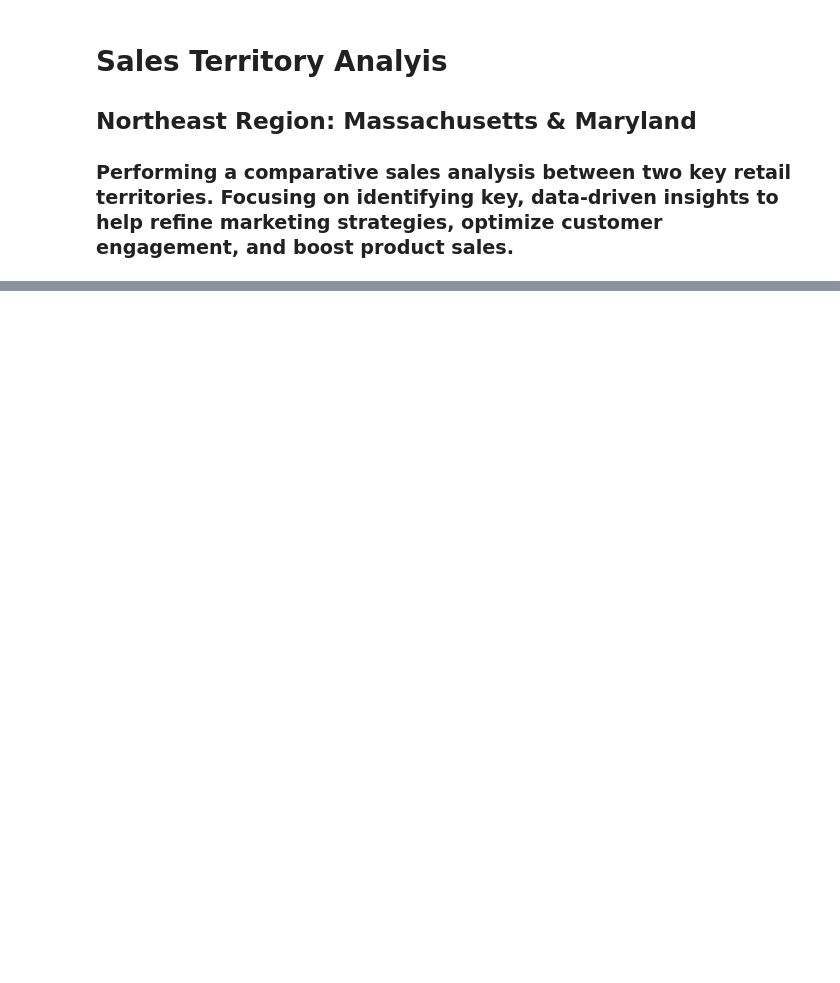
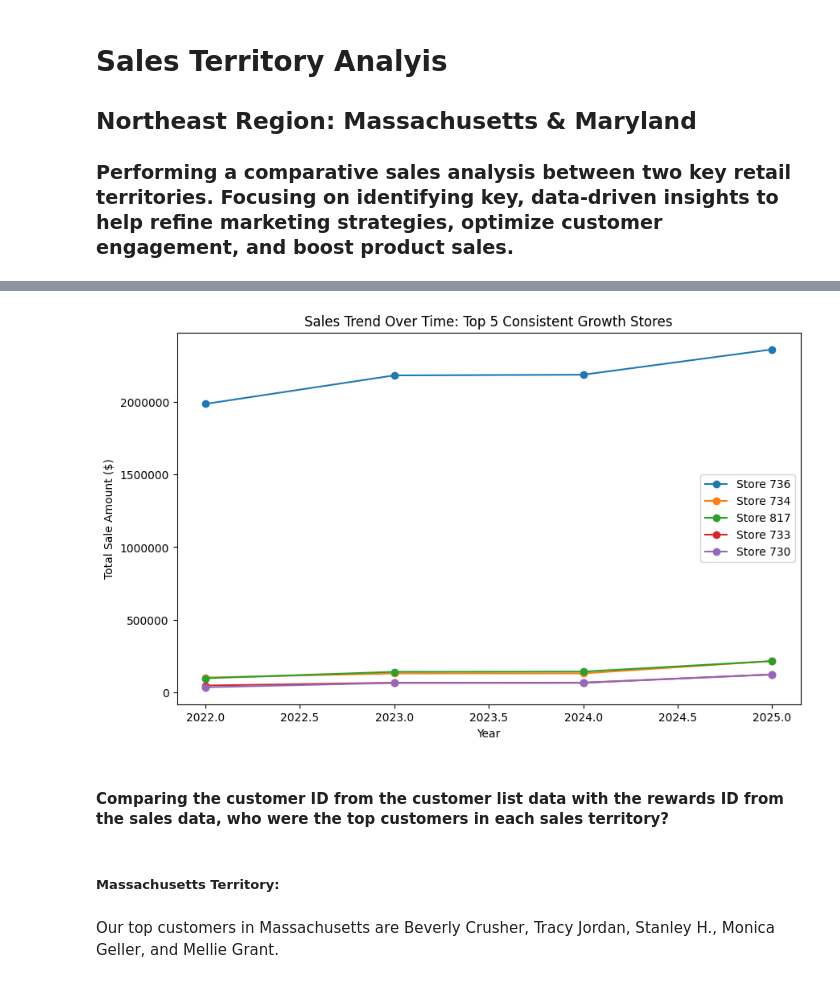
Before and after one commit to LAEV415/Capstone_2, a Jupyter notebook: EspinosaVillicana_sales_analysis.ipynb, the cells around one changed output, grey strips where cells are left out. Drawn from its saved outputs; the diff is of its cells as text; code cells hidden in the pictures; blank space fills up the shorter version.

```diff
--- a/EspinosaVillicana_sales_analysis.ipynb
+++ b/EspinosaVillicana_sales_analysis.ipynb
@@ -98,0 +366,21 @@ memory usage: 12.8 MB
+# %%
+# Originally had msd_alltime include years and when doing so, StoreID 736 was the top contributor with every year being more than the previous (consistent growth)
+# Gave me the idea to loop through the table and pull the store ids of stores that appeared 4 times back to back HOWEVER the ordering was an issue
+#   i.e there could be a store that shows up 4 times back to back but the ordering of the year could be 2023, 2025, 2022, 2024 which would not be consistent growth
+#   but simply near consistent value like a cosine slope
+# This lead to me learning about the pivot table and the ability to have years as columns and stores as rows and filter to only have stores that grew or maintained
+# over the years
+
+# Pivot Table
+store_pivot = pd.pivot_table(merged_store_data, values='Sale Amount', index='Store ID', columns=merged_store_data['Transaction Date'].dt.year, aggfunc='sum').reset_index()
+store_pivot.columns.name = None
+store_pivot.set_index('Store ID', inplace=True)
+
+consistent_growth_stores = store_pivot[
+    (store_pivot[2025] >= store_pivot[2024]) &
+    (store_pivot[2024] >= store_pivot[2023]) &
+    (store_pivot[2023] >= store_pivot[2022])
+]
+# learned that every store has either grown or remained the same with every transition into the following year. no store has declined in sales.
+consistent_growth_stores = consistent_growth_stores.sort_values([2025], ascending=False)
+consistent_growth_stores.head()
@@ -98,0 +395,29 @@ memory usage: 12.8 MB
+# %%
+# Graphing top 5 2025 stores over the years
+top_stores = consistent_growth_stores.head()
+
+# x values
+years = top_stores.columns
+
+# Creating plot
+plt.figure(figsize=(10, 6))
+for store in top_stores.index:
+    plt.plot(years, top_stores.loc[store], marker='o', label=f'Store {store}')
+
+plt.title('Sales Trend Over Time: Top 5 Consistent Growth Stores')
+plt.xlabel('Year')
+plt.ylabel('Total Sale Amount ($)')
+plt.legend()
+
+# Correcting formatting for readability
+plt.ticklabel_format(style='plain', axis='y')
+
+plt.show()
+# %% [output]
+[figure, added]
+# %% [markdown]
+#### Comparing the customer ID from the customer list data with the rewards ID from the sales data, who were the top customers in each sales territory?
+# %% [markdown]
+##### Massachusetts Territory:
+# %% [markdown]
+Our top customers in Massachusetts are Beverly Crusher, Tracy Jordan, Stanley H., Monica Geller, and Mellie Grant.
```
Also changed, not shown: parts of 50 cells of this notebook, 1 other file.
